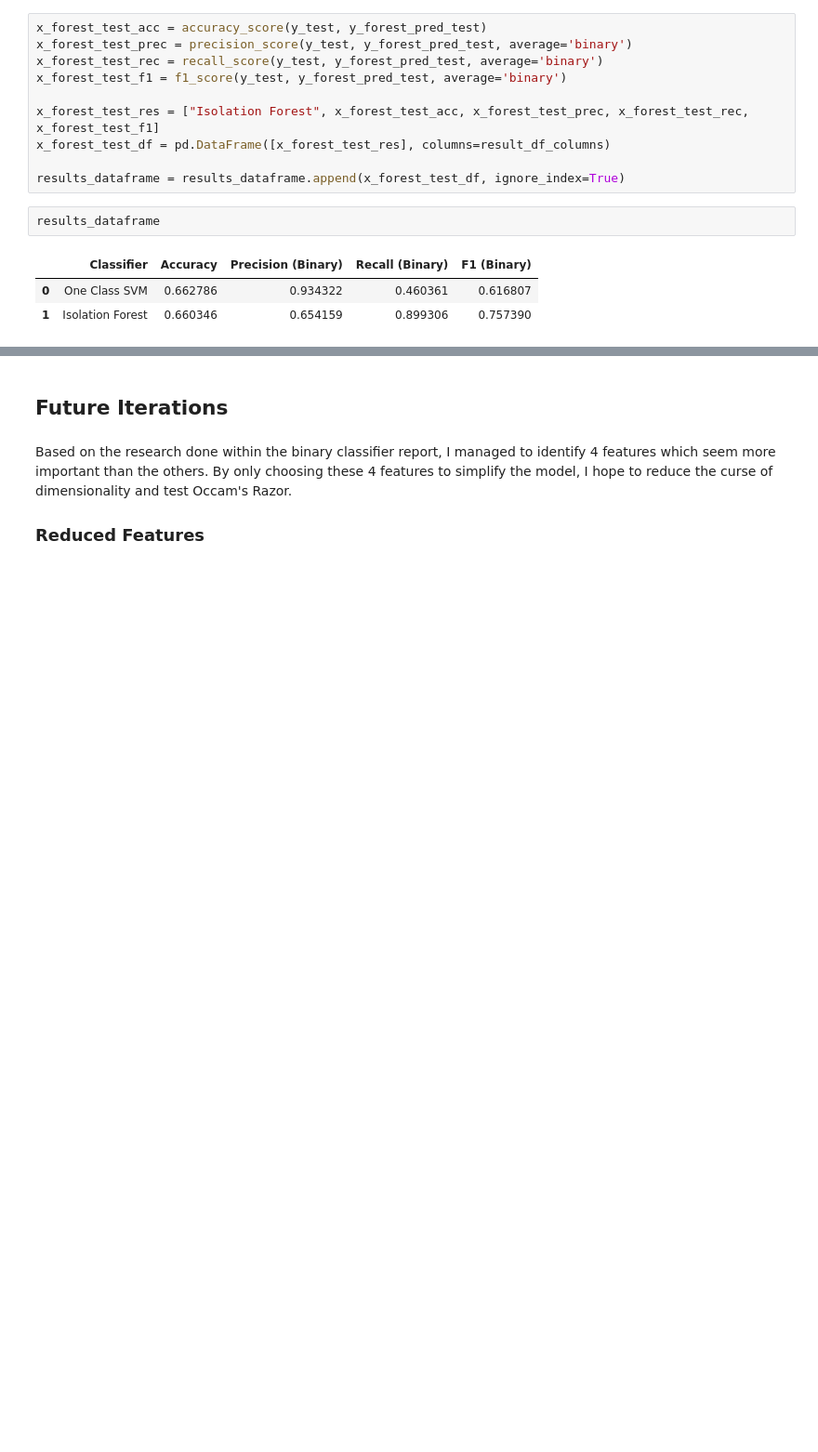
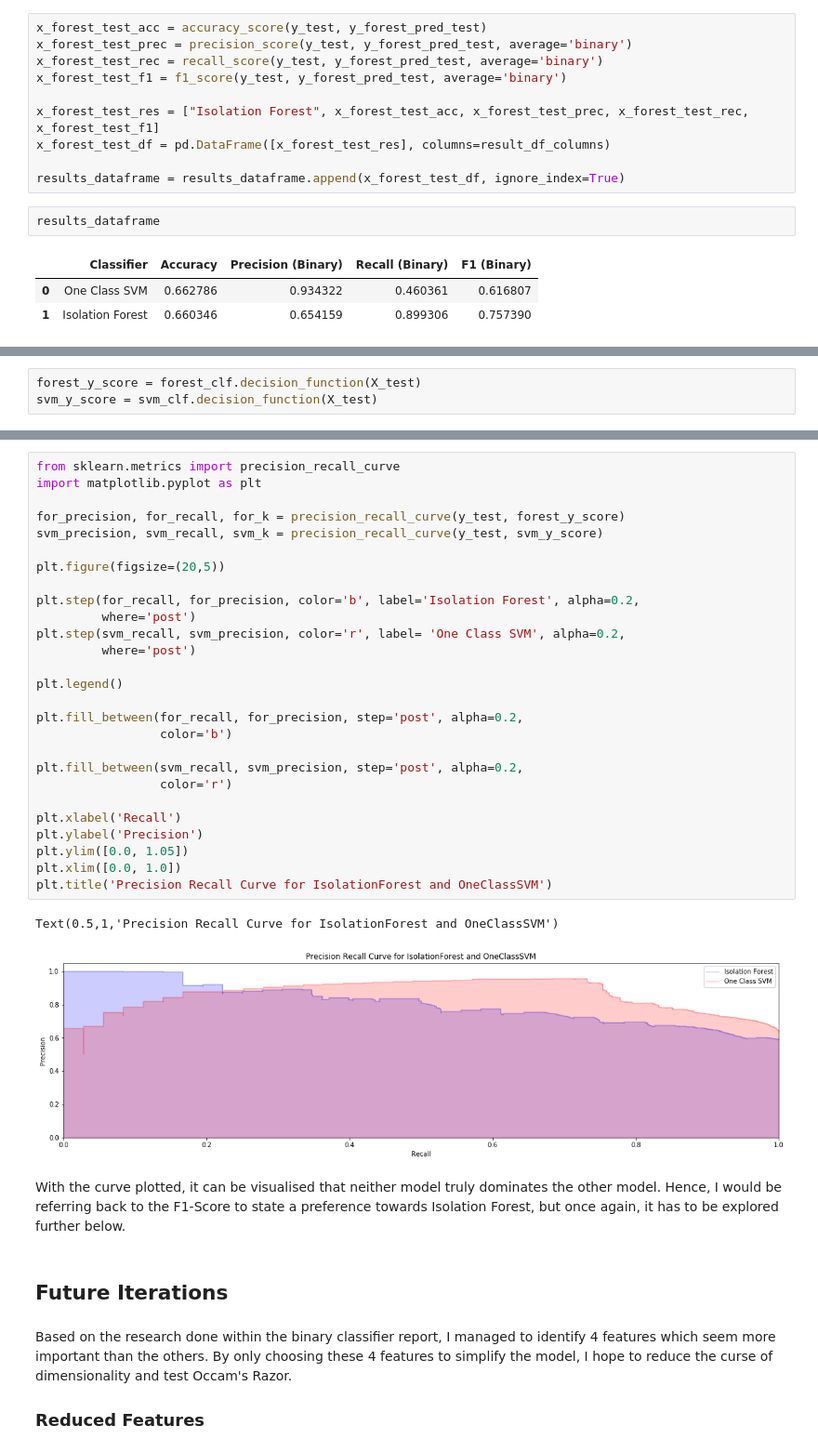
Before and after one commit to zfegd/HTTP_CSIC_ML, a Jupyter notebook: anomaly-detector.ipynb, the cells around one changed output, grey strips where cells are left out. Shown: that part at 93% size. Cells and saved outputs as stored; diff of their text form; blank space fills up the shorter version.

Commit message:
Updated with pr curve

```diff
--- a/anomaly-detector.ipynb
+++ b/anomaly-detector.ipynb
@@ -273,0 +280,3 @@ As the results show, there is a trade-off to be had, as One Class SVM has high p
+# %%
+forest_y_score = forest_clf.decision_function(X_test)
+svm_y_score = svm_clf.decision_function(X_test)
@@ -274,3 +296,35 @@ As the results show, there is a trade-off to be had, as One Class SVM has high p
+# %%
+from sklearn.metrics import precision_recall_curve
+import matplotlib.pyplot as plt
+
+for_precision, for_recall, for_k = precision_recall_curve(y_test, forest_y_score)
+svm_precision, svm_recall, svm_k = precision_recall_curve(y_test, svm_y_score)
+
+plt.figure(figsize=(20,5))
+
+plt.step(for_recall, for_precision, color='b', label='Isolation Forest', alpha=0.2,
+         where='post')
+plt.step(svm_recall, svm_precision, color='r', label= 'One Class SVM', alpha=0.2,
+         where='post')
+
+plt.legend()
+
+plt.fill_between(for_recall, for_precision, step='post', alpha=0.2,
+                 color='b')
+
+plt.fill_between(svm_recall, svm_precision, step='post', alpha=0.2,
+                 color='r')
+
+plt.xlabel('Recall')
+plt.ylabel('Precision')
+plt.ylim([0.0, 1.05])
+plt.xlim([0.0, 1.0])
+plt.title('Precision Recall Curve for IsolationForest and OneClassSVM')
+# %% [output]
+Text(0.5,1,'Precision Recall Curve for IsolationForest and OneClassSVM')
+[figure, added]
+# %% [markdown]
+With the curve plotted, it can be visualised that neither model truly dominates the other model. Hence, I would be referring back to the F1-Score to state a preference towards Isolation Forest, but once again, it has to be explored further below.
 # %% [markdown]
 ## Future Iterations
 # %% [markdown]
```
Also changed, not shown: parts of 7 cells of this notebook.
